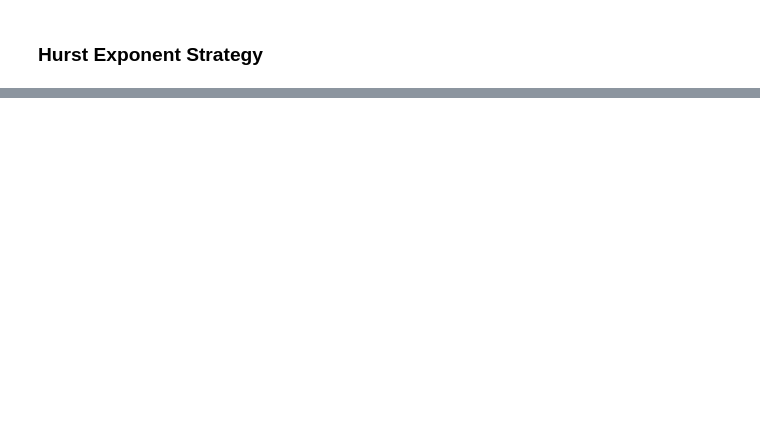
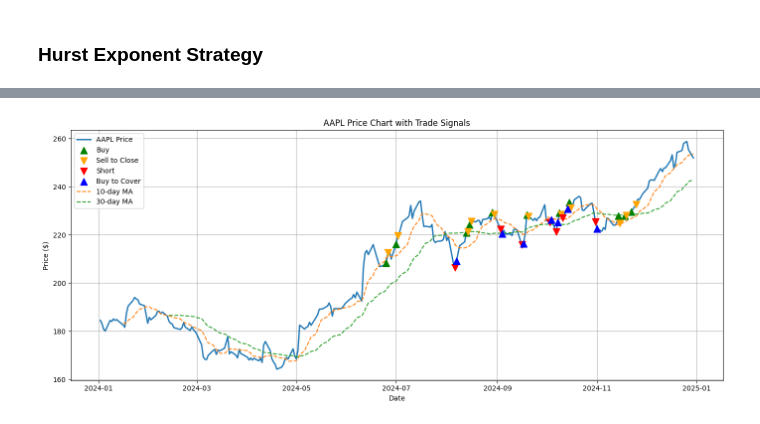
Before and after one commit to MC-Kangan/Trading_with_ML, a Jupyter notebook: trading_notebook.ipynb, the cells around one changed output, grey strips where cells are left out. Cells and saved outputs as stored; diff of their text form; code cells hidden in the pictures; blank space fills up the shorter version.

```diff
--- a/trading_notebook.ipynb
+++ b/trading_notebook.ipynb
@@ -296,0 +316,17 @@ class HurstMomentumStrategy:
+# %%
+symbol = 'AAPL'
+price_series = hurst_ts.dataLoader.get_price_feature(symbol, 'Close')
+trades = hurst_ts.trade_log
+
+# Optional indicators
+ma10 = price_series.rolling(10).mean()
+ma30 = price_series.rolling(30).mean()
+indicators = {
+    '10-day MA': ma10,
+    '30-day MA': ma30
+}
+
+# Plot!
+plot_trade_signals(price_series, trades, symbol, indicators)
+# %% [output]
+[figure, added]
```
Also changed, not shown: parts of 17 cells of this notebook, 2 other files.
